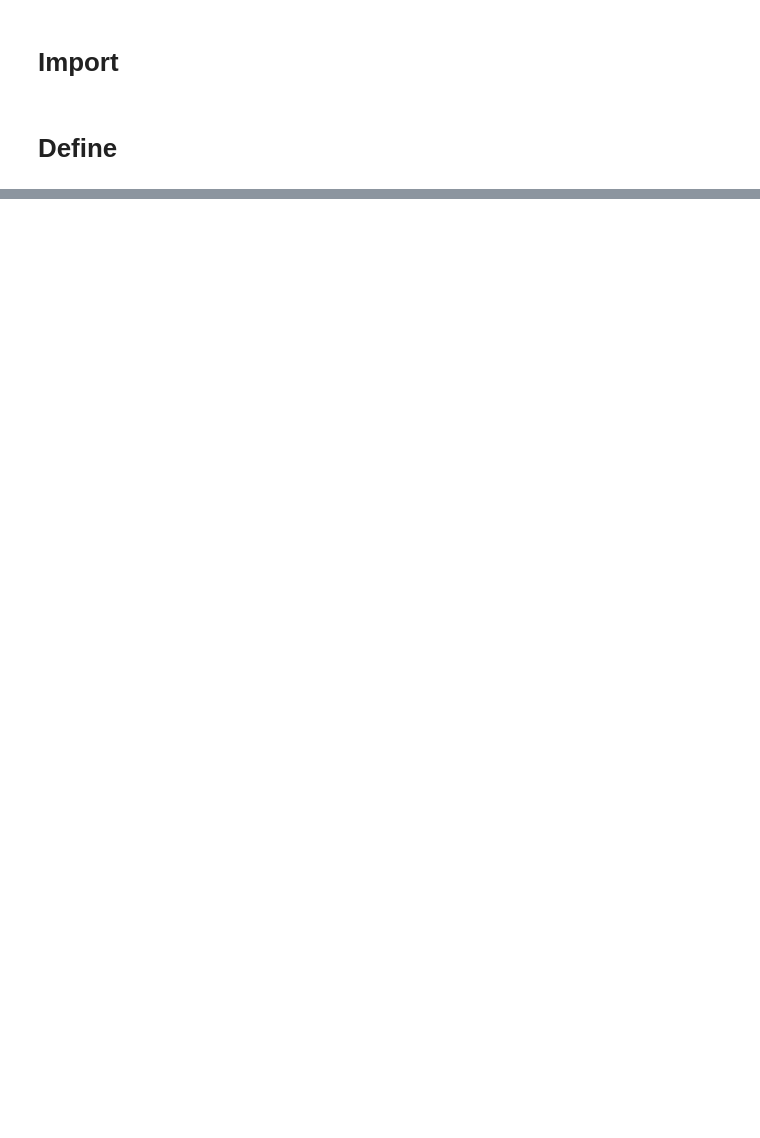
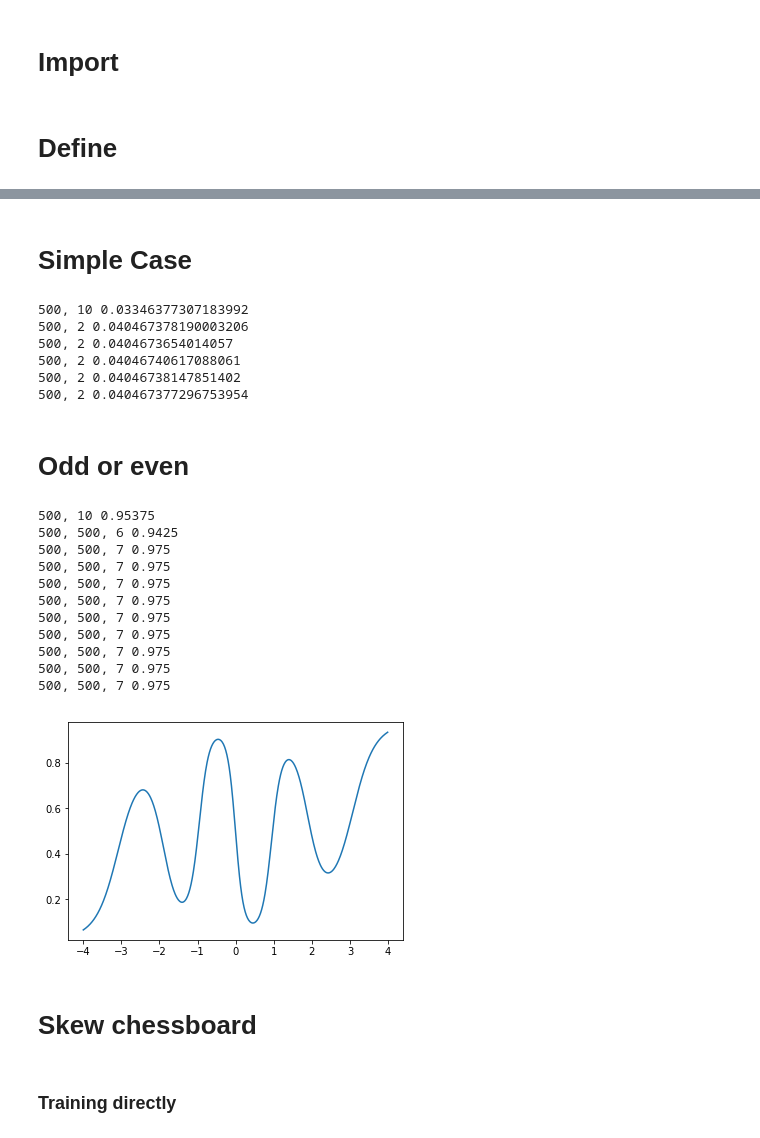
Before and after one commit to Dogiko/Machine-Learning, a Jupyter notebook: Dogiko-Learn.ipynb, the cells around one changed output, grey strips where cells are left out. Saved outputs shown, nothing was run; the diff lists cells and outputs as text; code cells hidden in the pictures; blank space fills up the shorter version.

```diff
--- a/Dogiko-Learn.ipynb
+++ b/Dogiko-Learn.ipynb
@@ -1171,2 +9,0 @@ W = np.random.normal(1,3, (5, 5))
-# %%
-b = np.random.normal(0,2, (1, 5))
@@ -1176,3 +9,0 @@ v = 1/(np.dot(foo, W) + b).std(axis=0)
-# %%
-W *= v
-b = (b-m)*v
@@ -1186,0 +1289,2 @@ array([ 5.95079541e-16, -4.21884749e-17, -2.44249065e-16,  1.88737914e-16,
+# %% [markdown]
+# Simple Case
@@ -1186,0 +1308,61 @@ array([ 5.95079541e-16, -4.21884749e-17, -2.44249065e-16,  1.88737914e-16,
+# %%
+print(NN.Train(times=500, method="Rprop", is_termination=False), end = ", ")
+print(NN.hiddenLayerList[0].num_unit, NN.GetTrainLoss())
+
+for t in range(5):
+    NN.UnitsRefined(layer_index=0, method="info", threshold=0.01)
+    print(NN.Train(times=500, method="Rprop", is_termination=False), end = ", ")
+    print(NN.hiddenLayerList[0].num_unit, NN.GetTrainLoss())
+# %% [output]
+500, 10 0.03346377307183992
+500, 2 0.040467378190003206
+500, 2 0.0404673654014057
+500, 2 0.04046740617088061
+500, 2 0.04046738147851402
+500, 2 0.040467377296753954
+# %% [markdown]
+# Odd or even
+# %%
+X = ((np.arange(800)-400)/100).reshape(-1,1)
+Y = np.zeros((X.shape[0], 2))
+Y[:, :1] = 1*((X%2)>=1.)
+Y[:, 1:] = 1 - Y[:, :1]
+
+NN = DogikoNeuralNetwork()
+NN.SetTrainData(X, Y)
+NN.SetValidData(X, Y)
+NN.SetTestData(X, Y)
+NN.SetLossFunction("cross entropy")
+NN.SetRegularizer(0.01, 1.)
+NN.AddHiddenLayer(10, Hypertan())
+NN.SetOutputFunction(Softmax())
+NN.SetTerminator(10,20,-0.01)
+NN.Build()
+# %%
+print(NN.Train(times=500, method="Rprop", is_termination=False), end = ", ")
+print(NN.hiddenLayerList[0].num_unit, NN.GetTrainAccuracy())
+
+for t in range(10):
+    NN.AddUnit(layer_index=0, num_added=1, output_linear_bound=0.1)
+    print(NN.Train(times=500, method="Rprop", is_termination=False), end = ", ")
+    NN.UnitsRefined(layer_index=0, method="info ratio", threshold=0.0001)
+    print(NN.Train(times=500, method="Rprop", is_termination=False), end = ", ")
+    print(NN.hiddenLayerList[0].num_unit, NN.GetTrainAccuracy())
+
+plt.plot(X.reshape(-1), NN.outputLayer.flow_out[:,0])
+plt.show()
+# %% [output]
+500, 10 0.95375
+500, 500, 6 0.9425
+500, 500, 7 0.975
+500, 500, 7 0.975
+500, 500, 7 0.975
+500, 500, 7 0.975
+500, 500, 7 0.975
+500, 500, 7 0.975
+500, 500, 7 0.975
+500, 500, 7 0.975
+500, 500, 7 0.975
+[figure, added]
+# %% [markdown]
+# Skew chessboard
@@ -1186,0 +1374,2 @@ array([ 5.95079541e-16, -4.21884749e-17, -2.44249065e-16,  1.88737914e-16,
+# %% [markdown]
+### Training directly
```
Also changed, not shown: parts of 37 cells of this notebook.
